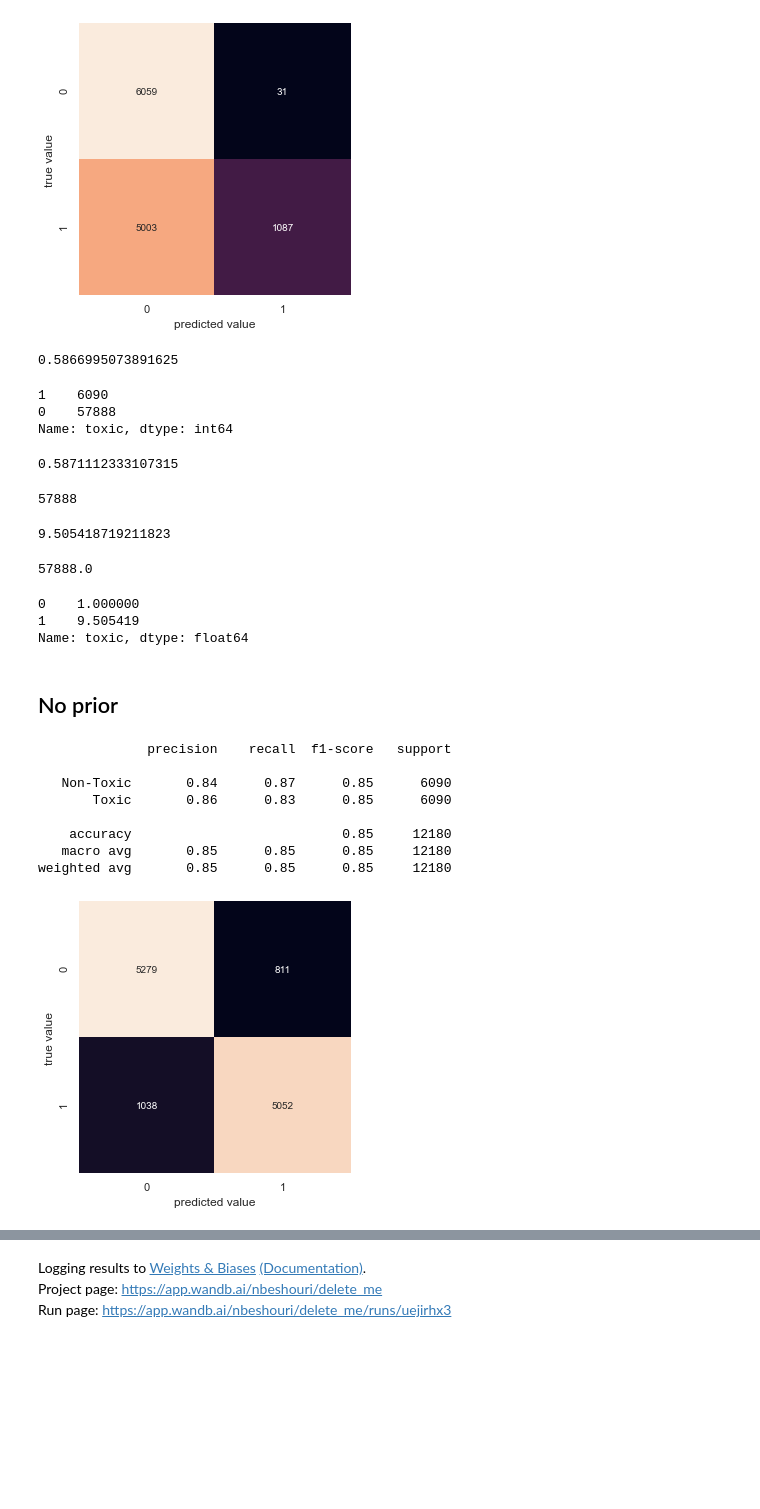
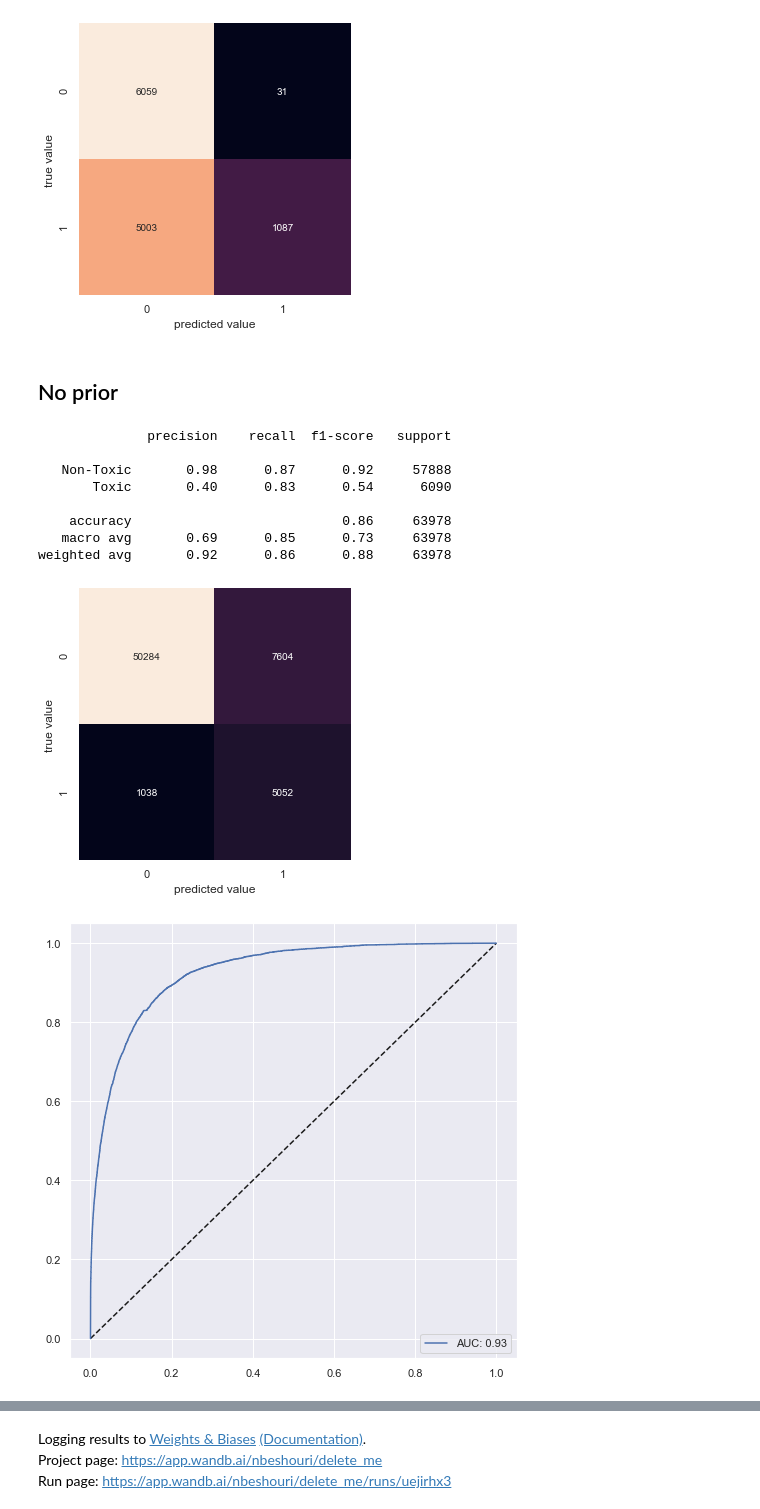
Before and after one commit to nbeshouri/colab_files, a Jupyter notebook: notebooks/simple_stuff.ipynb, the cells around one changed output, grey strips where cells are left out. Saved outputs shown, nothing was run; the diff lists cells and outputs as text; code cells hidden in the pictures; blank space fills up the shorter version.

```diff
--- a/notebooks/simple_stuff.ipynb
+++ b/notebooks/simple_stuff.ipynb
@@ -43,6 +43,24 @@ def show_report(y_true, y_pred, target_names):
     plt.ylabel('true value');
 
     print(classification_report(y_true, y_pred, target_names=target_names))
+
+
+def show_auc(y_true, y_pred_proba):
+
+    # roc_auc_score(y_true, y_pred_proba)
+
+    fpr, tpr, thresholds = roc_curve(
+        y_true,
+        y_pred_proba,
+        pos_label=1
+    )
+    auc_val = auc(fpr, tpr)
+
+    fig, ax = plt.subplots(figsize=(8, 8))
+    plt.plot([0, 1], [0, 1], 'k--')
+
+    ax.plot(fpr, tpr, label=f'AUC: {auc_val:.2f}')
+    ax.legend(loc=4);
 # %%
 DATA_DIR_PATH = '../classification/data/'
 
@@ -103,41 +127,3 @@ show_report(test_undersampled_df['toxic'], model.predict(test_undersampled_df['c
    macro avg       0.76      0.59      0.50     12180
 weighted avg       0.76      0.59      0.50     12180
 [figure]
-# %%
-from sklearn.metrics import accuracy_score
-
-accuracy_score(test_undersampled_df['toxic'], model.predict(test_undersampled_df['comment_text']))
-# %% [output]
-0.5866995073891625
-# %%
-test_df['toxic'].value_counts().sort_values()
-# %% [output]
-1    6090
-0    57888
-Name: toxic, dtype: int64
-# %%
-class_to_weight = test_df['toxic'].value_counts()
-class_to_weight = class_to_weight.max() / class_to_weight
-
-sample_weights = [class_to_weight[c] for c in test_df['toxic']]
-accuracy_score(test_df['toxic'], model.predict(test_df['comment_text']), sample_weight=sample_weights)
-# %% [output]
-0.5871112333107315
-# %%
-test_df['toxic'].value_counts().max()
-# %% [output]
-57888
-# %%
-57888 / 6090
-# %% [output]
-9.505418719211823
-# %%
-6090 * (57888 / 6090)
-# %% [output]
-57888.0
-# %%
-1 / class_weights
-# %% [output]
-0    1.000000
-1    9.505419
-Name: toxic, dtype: float64
@@ -150,14 +132,16 @@ show_report(test_df['toxic'], model.predict(test_df['comment_text']), ['Non-Toxi
 # %%
 model = make_pipeline(TfidfVectorizer(), MultinomialNB(alpha=0.1, class_prior=None, fit_prior=False))
 model.fit(train_df['comment_text'], train_df['toxic'])
 show_report(test_df['toxic'], model.predict(test_df['comment_text']), ['Non-Toxic', 'Toxic'])
+show_auc(test_df['toxic'], model.predict_proba(test_df['comment_text'])[:, 1])
 # %% [output]
               precision    recall  f1-score   support
 
-   Non-Toxic       0.84      0.87      0.85      6090
-       Toxic       0.86      0.83      0.85      6090
+   Non-Toxic       0.98      0.87      0.92     57888
+       Toxic       0.40      0.83      0.54      6090
 
-    accuracy                           0.85     12180
-   macro avg       0.85      0.85      0.85     12180
-weighted avg       0.85      0.85      0.85     12180
+    accuracy                           0.86     63978
+   macro avg       0.69      0.85      0.73     63978
+weighted avg       0.92      0.86      0.88     63978
-[figure, old version]
+[figure, new version]
+[figure, added]
```
Also changed, not shown: parts of 15 cells of this notebook, 14 other files.
